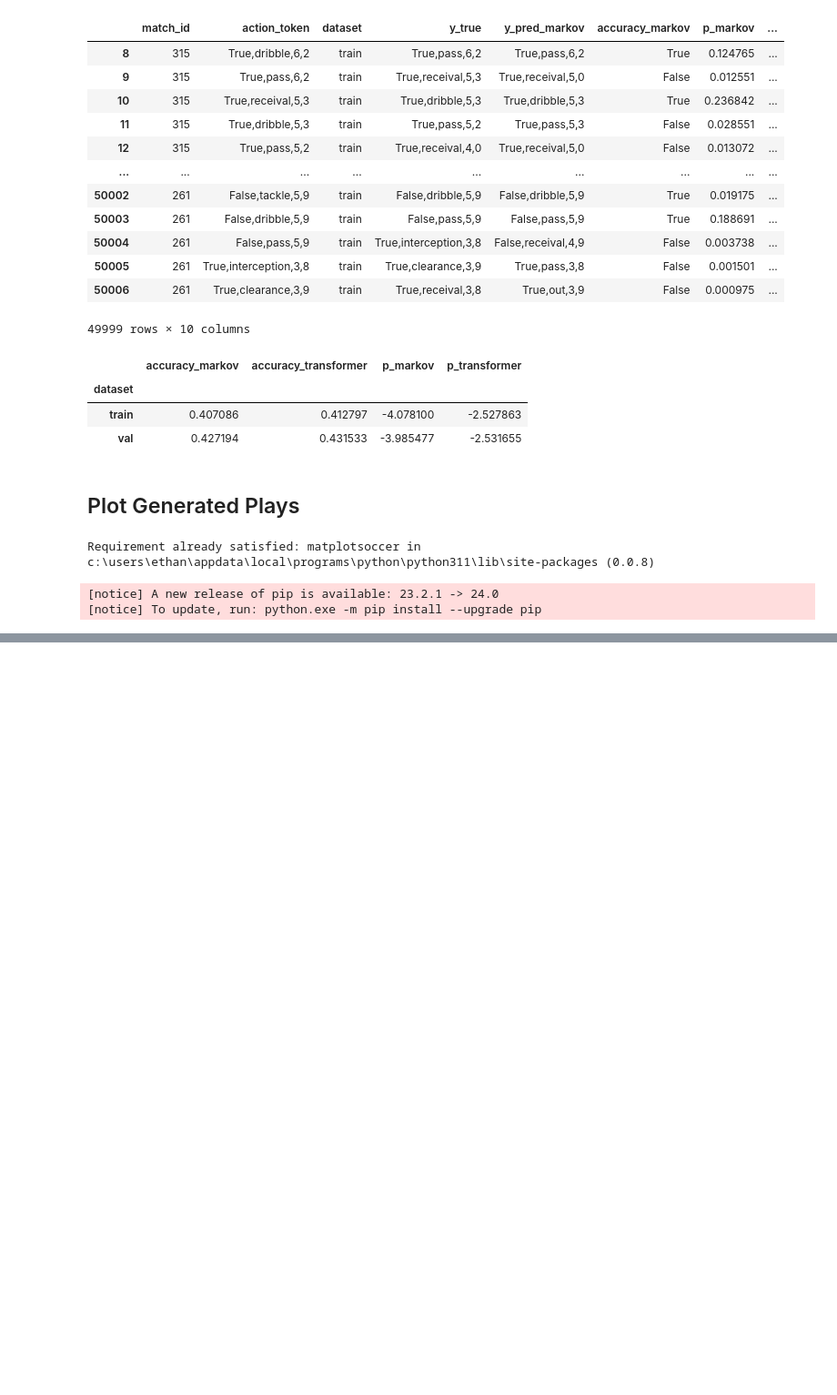
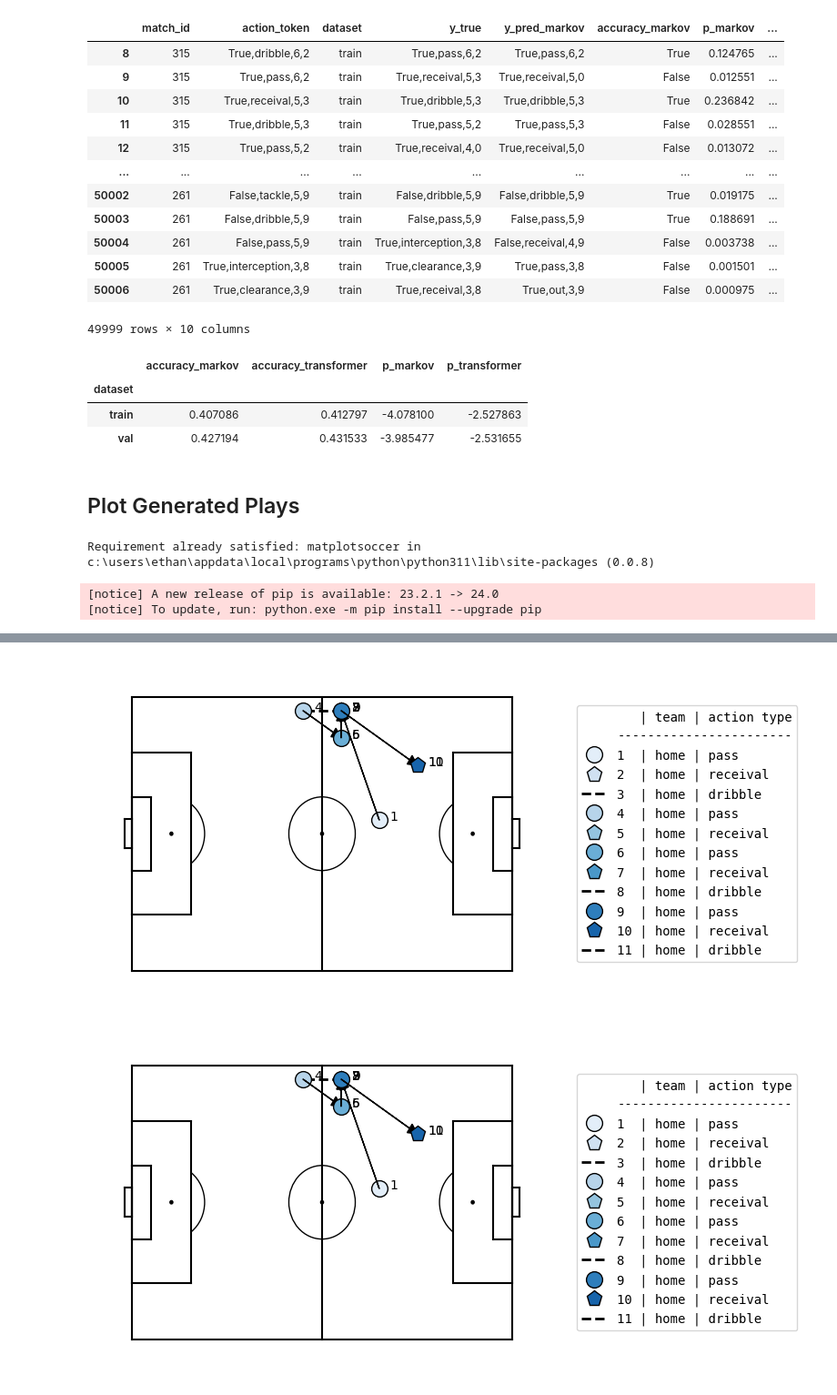
Before and after one commit to danielhocevar/Foundation-Model-for-Soccer, a Jupyter notebook: eval.ipynb, the cells around one changed output, grey strips where cells are left out. Shown: that part at 91% size. Saved outputs shown, nothing was run; the diff lists cells and outputs as text; code cells hidden in the pictures; blank space fills up the shorter version.

Commit message:
Fix plotting

```diff
--- a/eval.ipynb
+++ b/eval.ipynb
@@ -223,0 +247,11 @@ plot_action_sequence([vocab[i] for i in sequence])
+# %%
+pid = 200
+
+sequence = list(results.loc[pid-9:pid, 'action_token']) + [results.loc[pid, 'y_pred_markov']]
+plot_action_sequence(sequence)
+
+sequence = list(results.loc[pid-9:pid, 'action_token']) + [results.loc[pid, 'y_pred_transformer']]
+plot_action_sequence(sequence)
+# %% [output]
+[figure, added]
+[figure, added]
```
Also changed, not shown: parts of 7 cells of this notebook.
